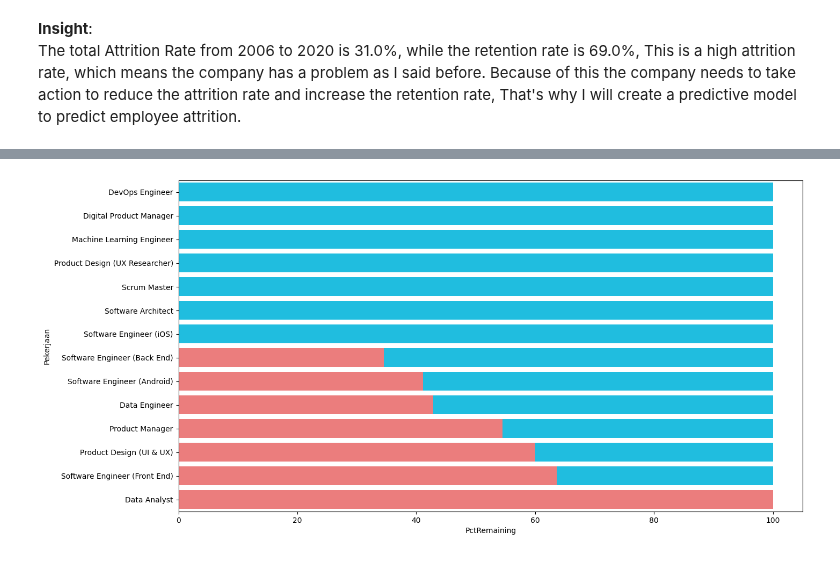
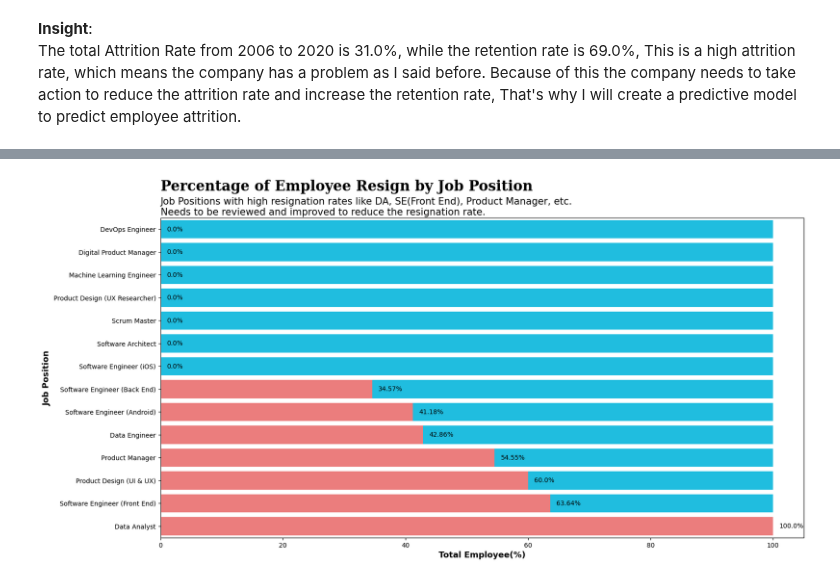
Before and after one commit to azaryasph/Improving-Employee-Retention-By-Predicting-Employee-Attrition-Using-Machine-Learning, a Jupyter notebook: notebook/predict_employee_attrition.ipynb, the cells around one changed output, grey strips where cells are left out. Drawn from its saved outputs; the diff is of its cells as text; code cells hidden in the pictures.

```diff
--- a/notebook/predict_employee_attrition.ipynb
+++ b/notebook/predict_employee_attrition.ipynb
@@ -590,25 +598,54 @@ joinedres
-# %%
-fpc = joinedres.copy()
-fpc['PctRemaining'] = 100
-fpc = fpc.sort_values(by='PercentageResign')
-
-
-plt.figure(figsize=(15, 8))
-sns.barplot(
-    x='PctRemaining',
-    y='Pekerjaan',
-    data=fpc,
-    color='#00D2FF'
-)
-
-sns.barplot(
-    x='PercentageResign',
-    y='Pekerjaan',
-    data=fpc,
-    color='#FD6B6B',
-    # order=porder
-)
-
-plt.show()
-# %% [output]
-[figure, removed]
+# %%
+plt.figure(figsize=(18, 9))
+
+sns.barplot(
+    x='FullPct',
+    y='Pekerjaan',
+    data=joinedres,
+    color='#00D2FF'
+)
+
+bares = sns.barplot(
+    x='PercentageResign',
+    y='Pekerjaan',
+    data=joinedres,
+    color='#FD6B6B'
+)
+
+# add annotation for percentage resign
+for i in range(len(joinedres)):
+    bares.text(
+        joinedres['PercentageResign'].iloc[i] + 1,
+        i,
+        f'{joinedres["PercentageResign"].iloc[i]}%',
+        color='black',
+        ha='left',
+        va='center'
+    )
+
+# Update defined fondict before
+fdbold['size'] = 22
+
+# Add title for the plot
+plt.title(
+    'Percentage of Employee Resign by Job Position',
+    fontdict=fdbold,
+    pad=42.5,
+    loc='left'
+)
+
+plt.text(
+    0,
+    -0.62,
+    'Job Positions with high resignation rates like DA, SE(Front End), Product Manager, etc.\nNeeds to be reviewed and improved to reduce the resignation rate.',
+    fontsize=15,
+    # fontweight='bold',
+    color='black'
+)
+
+plt.xlabel('Total Employee(%)', fontsize=13, fontweight='bold')
+plt.ylabel('Job Position', fontsize=13, fontweight='bold')
+
+plt.show()
+# %% [output]
+[figure, added]
```
Also changed, not shown: parts of 15 cells of this notebook.
